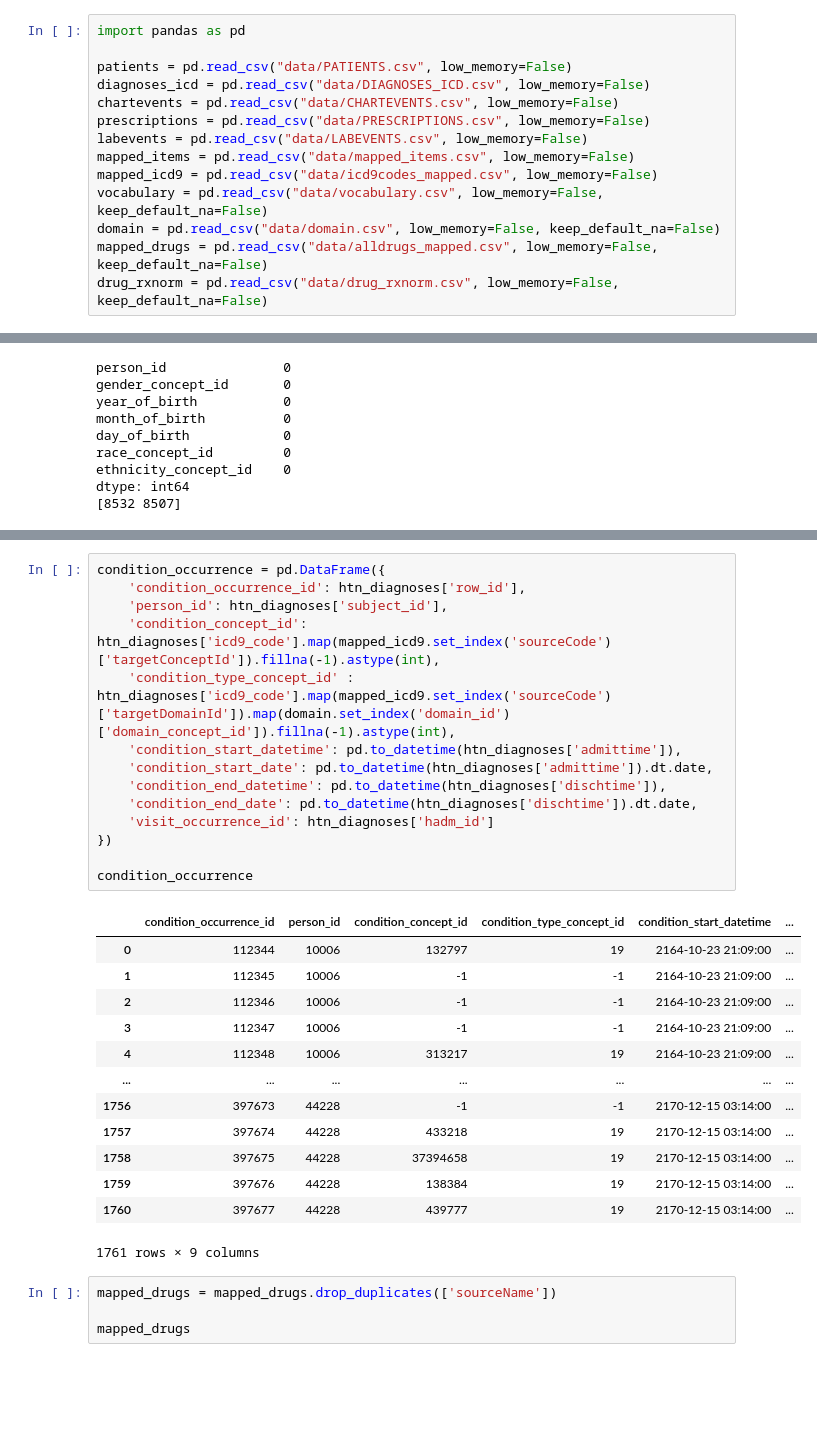
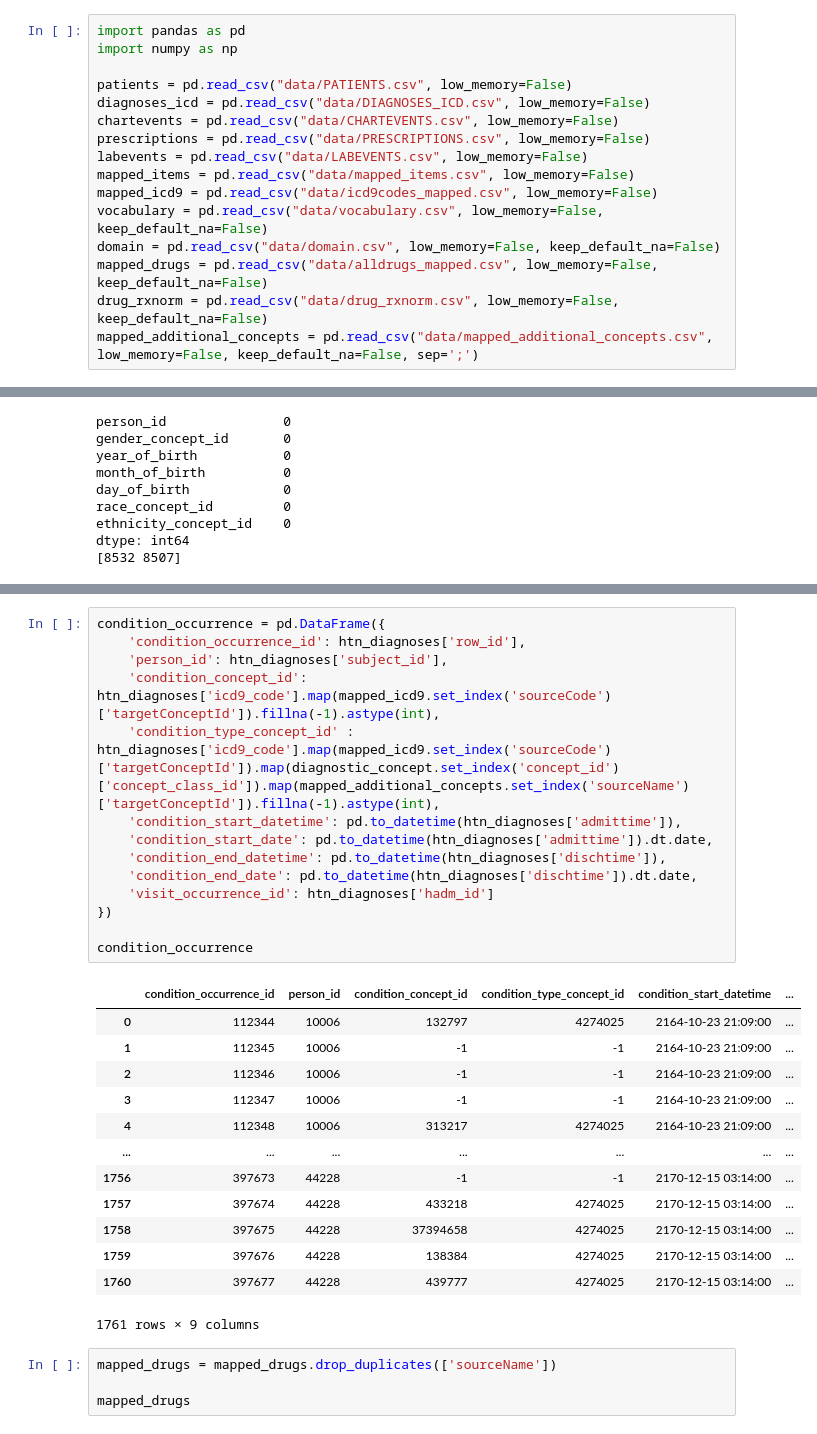
Before and after one commit to Mehd212/MIMICETL, a Jupyter notebook: main.ipynb, the cells around one changed output, grey strips where cells are left out. Drawn from its saved outputs; the diff is of its cells as text; blank space fills up the shorter version.

```diff
--- a/main.ipynb
+++ b/main.ipynb
@@ -1,5 +1,6 @@
 # %%
 import pandas as pd
+import numpy as np
 
 patients = pd.read_csv("data/PATIENTS.csv", low_memory=False)
 diagnoses_icd = pd.read_csv("data/DIAGNOSES_ICD.csv", low_memory=False)
@@ -12,6 +13,7 @@ vocabulary = pd.read_csv("data/vocabulary.csv", low_memory=False, keep_default_n
 domain = pd.read_csv("data/domain.csv", low_memory=False, keep_default_na=False)
 mapped_drugs = pd.read_csv("data/alldrugs_mapped.csv", low_memory=False, keep_default_na=False)
 drug_rxnorm = pd.read_csv("data/drug_rxnorm.csv", low_memory=False, keep_default_na=False)
+mapped_additional_concepts = pd.read_csv("data/mapped_additional_concepts.csv", low_memory=False, keep_default_na=False, sep=';')
 # %%
 htn_diagnoses = diagnoses_icd[
     diagnoses_icd['icd9_code'].str.startswith(('401', '402', '403', '404', '405'))
@@ -573,30 +658,30 @@ print(visit_occurrence.head())
 # %%
 condition_occurrence = pd.DataFrame({
     'condition_occurrence_id': htn_diagnoses['row_id'],
     'person_id': htn_diagnoses['subject_id'],
     'condition_concept_id': htn_diagnoses['icd9_code'].map(mapped_icd9.set_index('sourceCode')['targetConceptId']).fillna(-1).astype(int),
-    'condition_type_concept_id' : htn_diagnoses['icd9_code'].map(mapped_icd9.set_index('sourceCode')['targetDomainId']).map(domain.set_index('domain_id')['domain_concept_id']).fillna(-1).astype(int),
+    'condition_type_concept_id' : htn_diagnoses['icd9_code'].map(mapped_icd9.set_index('sourceCode')['targetConceptId']).map(diagnostic_concept.set_index('concept_id')['concept_class_id']).map(mapped_additional_concepts.set_index('sourceName')['targetConceptId']).fillna(-1).astype(int),
     'condition_start_datetime': pd.to_datetime(htn_diagnoses['admittime']),
     'condition_start_date': pd.to_datetime(htn_diagnoses['admittime']).dt.date,
     'condition_end_datetime': pd.to_datetime(htn_diagnoses['dischtime']),
     'condition_end_date': pd.to_datetime(htn_diagnoses['dischtime']).dt.date,
     'visit_occurrence_id': htn_diagnoses['hadm_id']
 })
 
 condition_occurrence
 # %% [output]
 |  | condition_occurrence_id | person_id | condition_concept_id | condition_type_concept_id | condition_start_datetime | ... |
-| 0 | 112344 | 10006 | 132797 | 19 | 2164-10-23 21:09:00 | ... |
+| 0 | 112344 | 10006 | 132797 | 4274025 | 2164-10-23 21:09:00 | ... |
 | 1 | 112345 | 10006 | -1 | -1 | 2164-10-23 21:09:00 | ... |
 | 2 | 112346 | 10006 | -1 | -1 | 2164-10-23 21:09:00 | ... |
 | 3 | 112347 | 10006 | -1 | -1 | 2164-10-23 21:09:00 | ... |
-| 4 | 112348 | 10006 | 313217 | 19 | 2164-10-23 21:09:00 | ... |
+| 4 | 112348 | 10006 | 313217 | 4274025 | 2164-10-23 21:09:00 | ... |
 | ... | ... | ... | ... | ... | ... | ... |
 | 1756 | 397673 | 44228 | -1 | -1 | 2170-12-15 03:14:00 | ... |
-| 1757 | 397674 | 44228 | 433218 | 19 | 2170-12-15 03:14:00 | ... |
-| 1758 | 397675 | 44228 | 37394658 | 19 | 2170-12-15 03:14:00 | ... |
-| 1759 | 397676 | 44228 | 138384 | 19 | 2170-12-15 03:14:00 | ... |
-| 1760 | 397677 | 44228 | 439777 | 19 | 2170-12-15 03:14:00 | ... |
+| 1757 | 397674 | 44228 | 433218 | 4274025 | 2170-12-15 03:14:00 | ... |
+| 1758 | 397675 | 44228 | 37394658 | 4274025 | 2170-12-15 03:14:00 | ... |
+| 1759 | 397676 | 44228 | 138384 | 4274025 | 2170-12-15 03:14:00 | ... |
+| 1760 | 397677 | 44228 | 439777 | 4274025 | 2170-12-15 03:14:00 | ... |
 1761 rows × 9 columns
 # %%
 mapped_drugs = mapped_drugs.drop_duplicates(['sourceName'])
```
Also changed, not shown: parts of 11 cells of this notebook, 1 other file.
